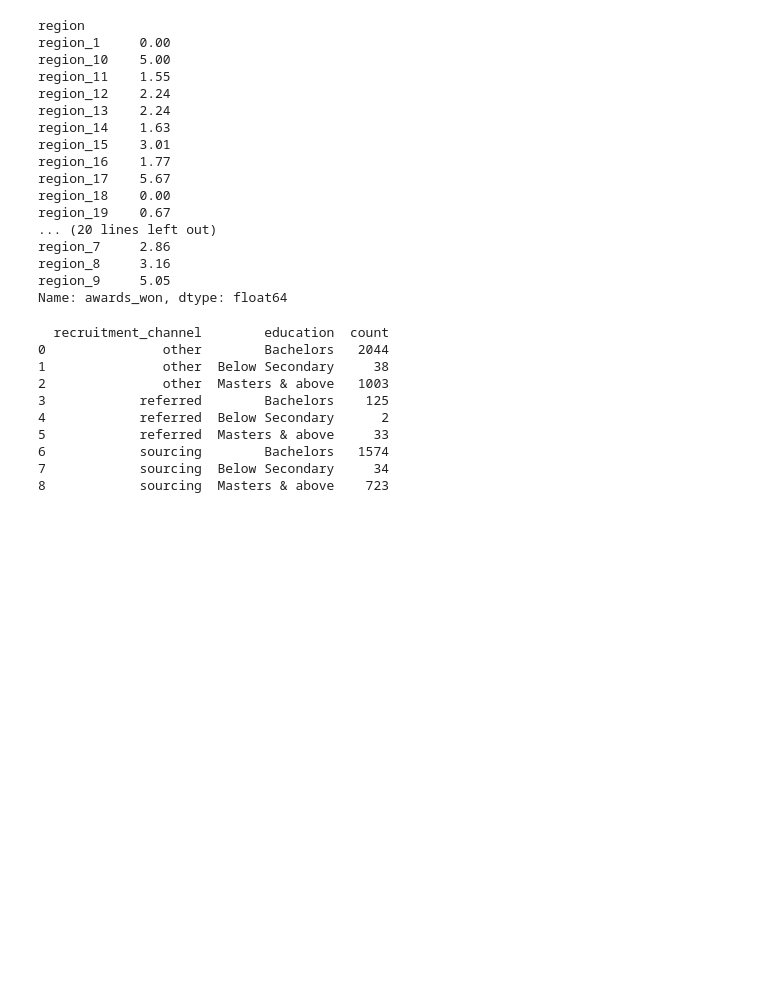
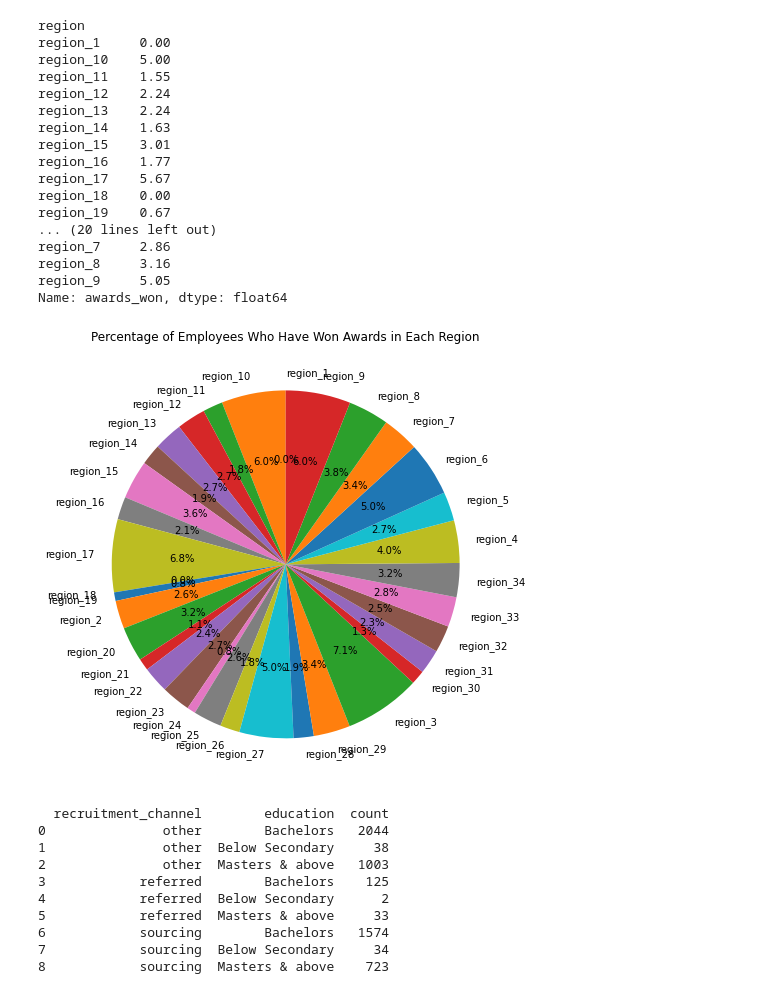
Before and after one commit to ArjunSarihyan/Data-Analytics, a Jupyter notebook: Analysing Employee Performance for HR Analytics/Employee Analysis.ipynb, the cells around one changed output. Saved outputs shown, nothing was run; the diff lists cells and outputs as text; code cells hidden in the pictures; blank space fills up the shorter version.

```diff
--- a/Analysing Employee Performance for HR Analytics/Employee Analysis.ipynb
+++ b/Analysing Employee Performance for HR Analytics/Employee Analysis.ipynb
@@ -164,6 +209,21 @@ region_7     2.86
 region_8     3.16
 region_9     5.05
 Name: awards_won, dtype: float64
+# %%
+# Data for the percentage of employees who have won awards in each region
+regions = region_awards_percentage.index
+percentage = region_awards_percentage.values
+
+# Create the pie chart
+plt.figure(figsize=(8, 8))
+plt.pie(percentage, labels=regions, autopct='%1.1f%%', startangle=90)
+
+# Customize the plot
+plt.title('Percentage of Employees Who Have Won Awards in Each Region')
+
+plt.show()
+# %% [output]
+[figure, added]
 # %%
 # Show the number of employees who have met more than 80% of KPIs for each recruitment channel and education level
 filtered_data = df[df['KPIs_met_more_than_80'] > 0.8]
```
Also changed, not shown: parts of 17 cells of this notebook.
